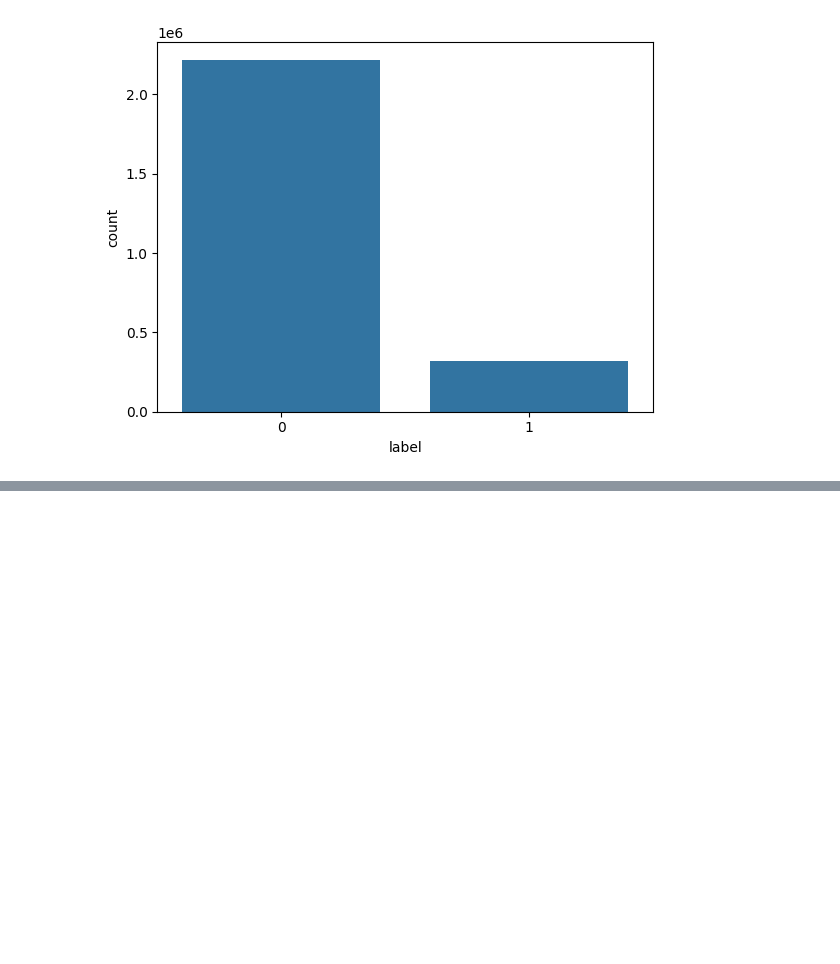
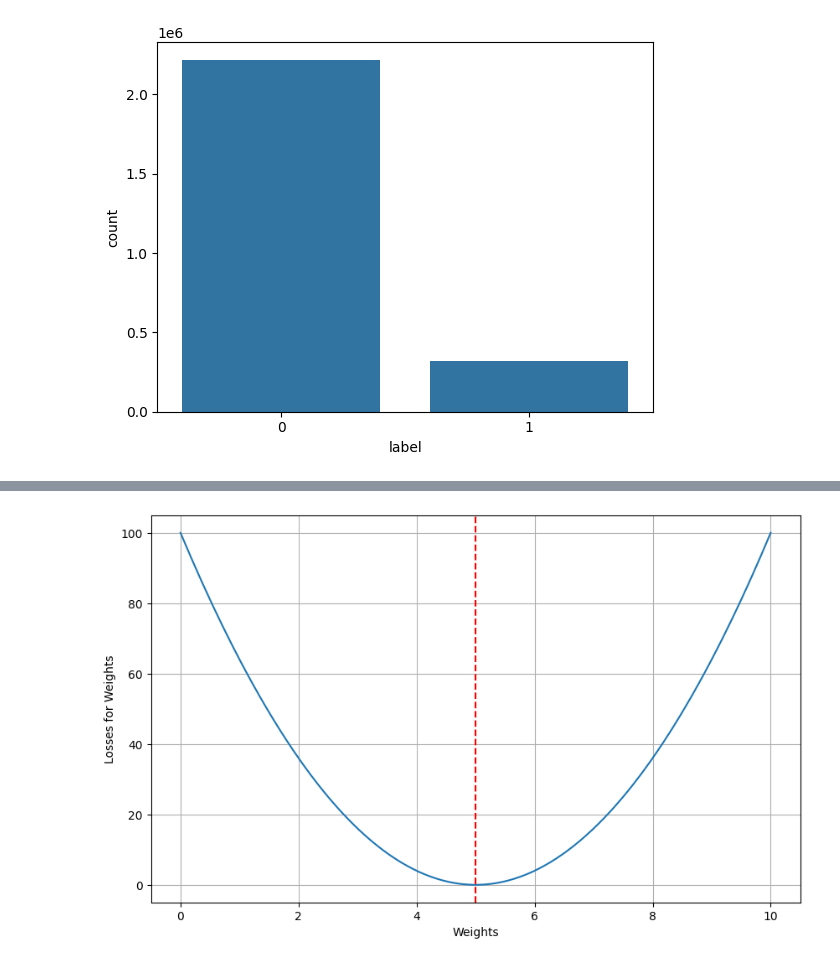
Before and after one commit to fred65804-oss/Anomaly_Detection_Cloned, a Jupyter notebook: Rough_Work.ipynb, the cells around one changed output, grey strips where cells are left out. Cells and saved outputs as stored; diff of their text form; code cells hidden in the pictures; blank space fills up the shorter version.

```diff
--- a/Rough_Work.ipynb
+++ b/Rough_Work.ipynb
@@ -67,0 +186,20 @@ plt.show()
+# %%
+def loss(w):
+    x = 2
+    target = 10
+    prediction = w * x
+    error = (prediction - target)**2
+    return error
+
+weights = np.linspace(0,10,100) # 100 numbers between 0 and 10 with evenly spaced values
+losses = [loss(w) for w in weights]
+
+plt.figure(figsize = (10,6))
+plt.plot(weights,losses)
+plt.xlabel("Weights")
+plt.ylabel("Losses for Weights")
+plt.axvline(x = 5, color = 'r', linestyle = '--', label = 'Optimal w=5')
+plt.grid(True)
+plt.show()
+# %% [output]
+[figure, added]
```
Also changed, not shown: parts of 12 cells of this notebook, 23 other files.
